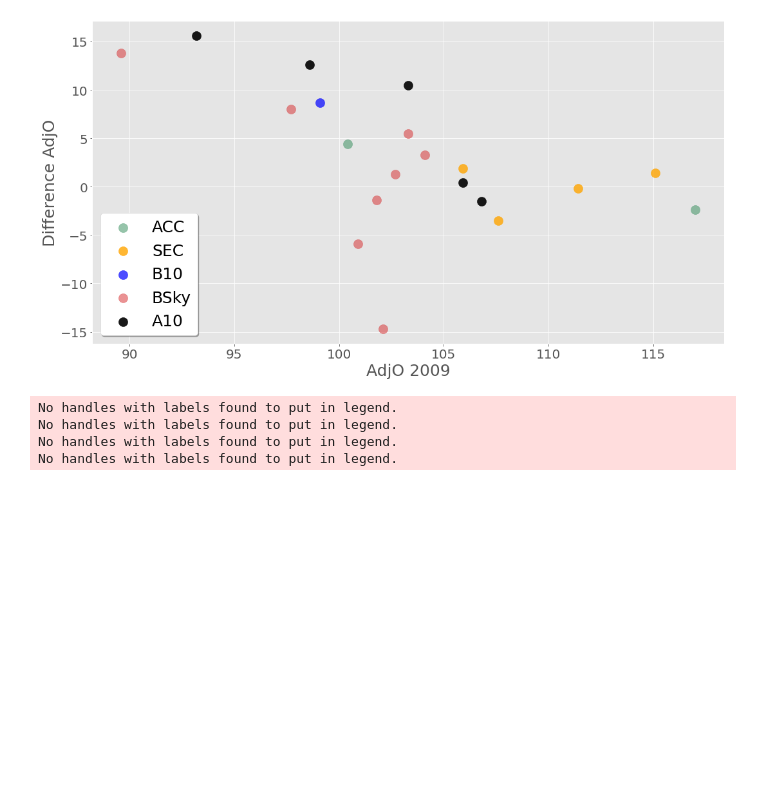
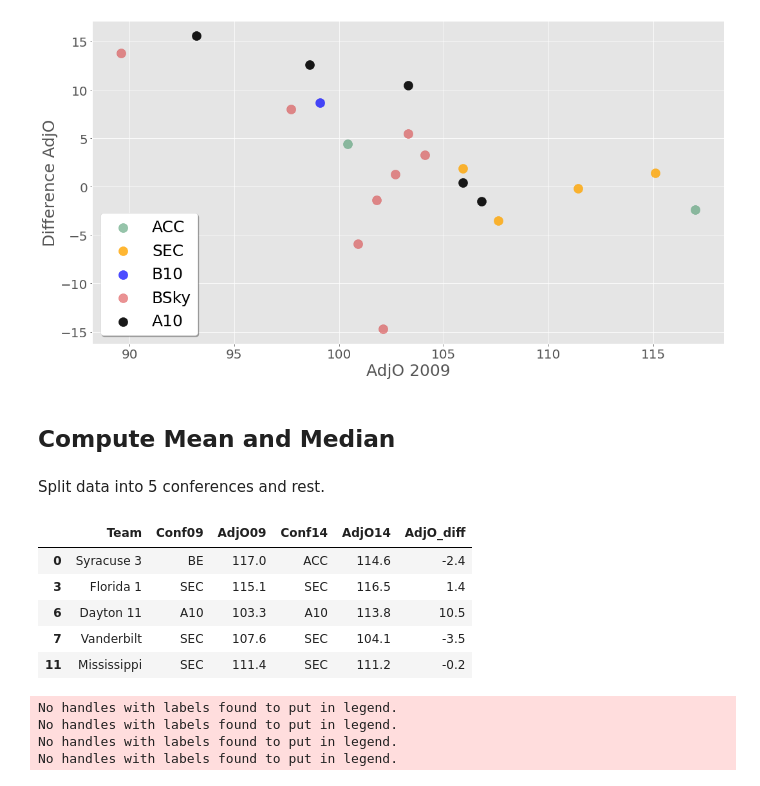
Before and after one commit to Kiril94/AMAS, a Jupyter notebook: Problem_set1/Problem_set.ipynb, the cells around one changed output. Saved outputs shown, nothing was run; the diff lists cells and outputs as text; code cells hidden in the pictures; blank space fills up the shorter version.

```diff
--- a/Problem_set/Problem_set.ipynb
+++ b/Problem_set1/Problem_set.ipynb
@@ -127,10 +140,21 @@ for i in range(len(Conferences)):
 fig
 # %% [output]
 [figure]
+# %% [markdown]
+## Compute Mean and Median
+# %% [markdown]
+Split data into 5 conferences and rest.
 # %%
-#split data in conferences
 df_comb_red = df_comb[df_comb.Conf14.isin(Conferences)]
 df_comb_rest = df_comb[~df_comb.Conf14.isin(Conferences)]
+df_comb_red.head()
+# %% [output]
+|  | Team | Conf09 | AdjO09 | Conf14 | AdjO14 | AdjO_diff |
+| 0 | Syracuse 3 | BE | 117.0 | ACC | 114.6 | -2.4 |
+| 3 | Florida 1 | SEC | 115.1 | SEC | 116.5 | 1.4 |
+| 6 | Dayton 11 | A10 | 103.3 | A10 | 113.8 | 10.5 |
+| 7 | Vanderbilt | SEC | 107.6 | SEC | 104.1 | -3.5 |
+| 11 | Mississippi | SEC | 111.4 | SEC | 111.2 | -0.2 |
 # %%
 #Compute mean and median
 Mean5 = df_comb_red.groupby('Conf14').mean()
```
Also changed, not shown: parts of 29 cells of this notebook, 2 other files.
